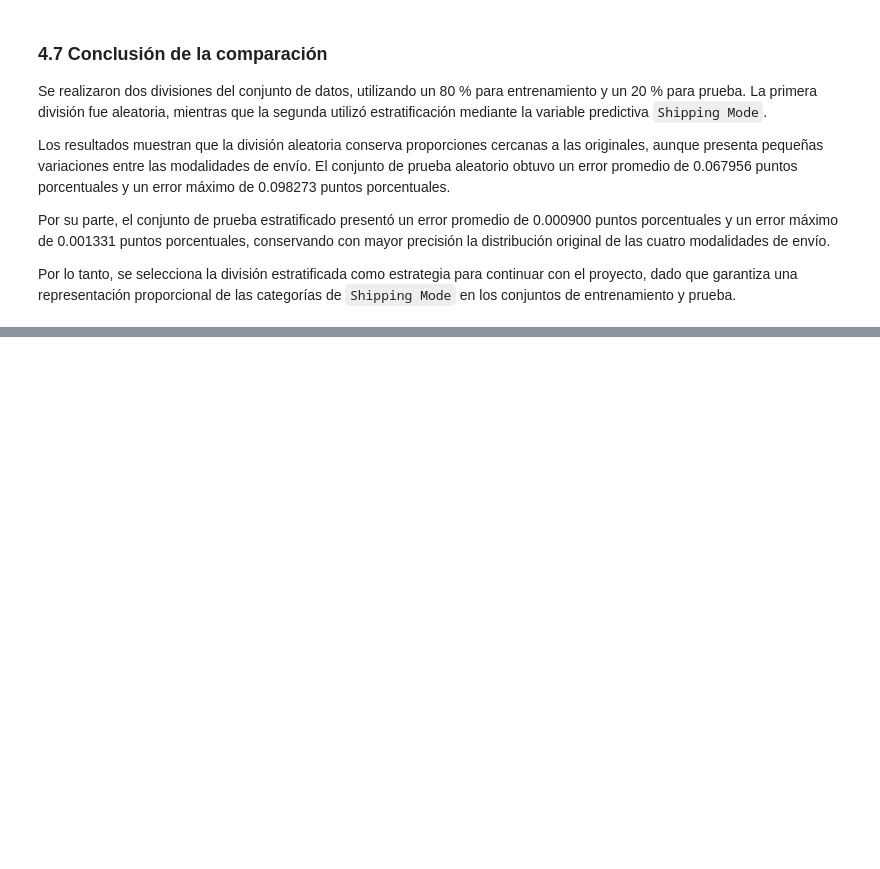
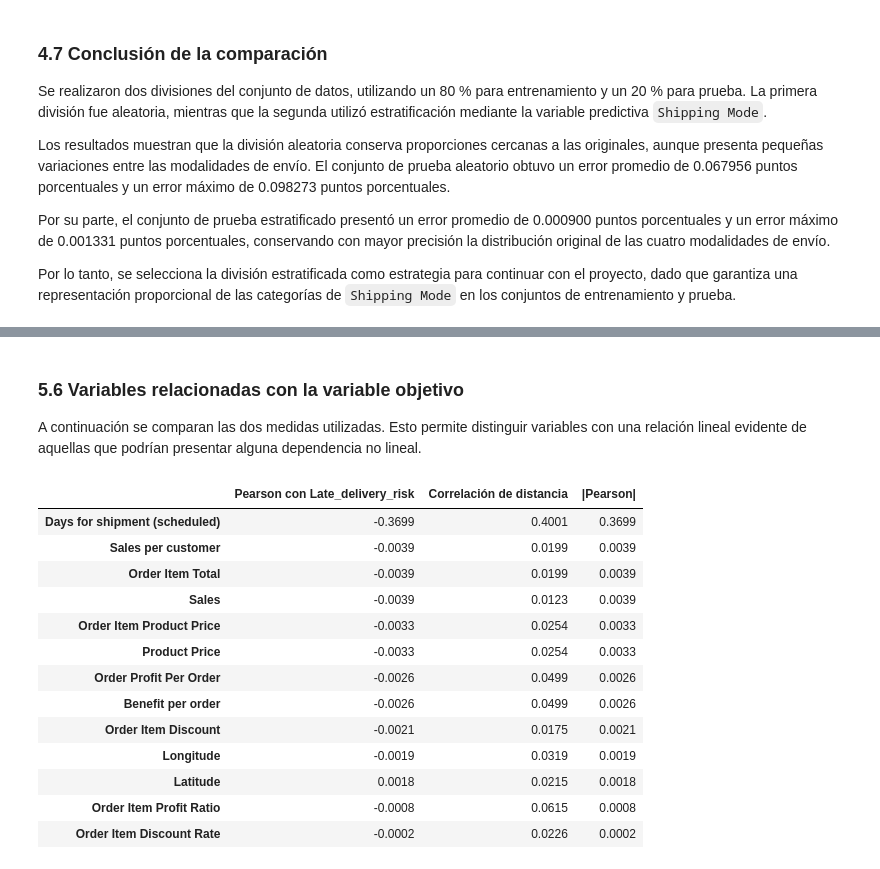
Before and after one commit to JB1302/Big-Data-G2, a Jupyter notebook: ProyectoDataCo.ipynb, the cells around one changed output, grey strips where cells are left out. Cells and saved outputs as stored; diff of their text form; code cells hidden in the pictures; blank space fills up the shorter version.

```diff
--- a/ProyectoDataCo.ipynb
+++ b/ProyectoDataCo.ipynb
@@ -781,0 +926,11 @@ Por lo tanto, se selecciona la división estratificada como estrategia para cont
+# %%
+# Correlaciones de las variables numéricas con la variable objetivo
+
+correlacion_objetivo_pearson = (
+    matriz_pearson[variable_objetivo]
+    .drop(variable_objetivo)
+    .sort_values(key=lambda serie: serie.abs(), ascending=False)
+    .to_frame("Pearson con Late_delivery_risk")
+)
+
+display(correlacion_objetivo_pearson.round(4))
@@ -781,0 +1101,37 @@ Por lo tanto, se selecciona la división estratificada como estrategia para cont
+# %% [markdown]
+### 5.6 Variables relacionadas con la variable objetivo
+A continuación se comparan las dos medidas utilizadas. Esto permite distinguir variables con una relación lineal evidente de aquellas que podrían presentar alguna dependencia no lineal.
+# %%
+resumen_relacion_objetivo = pd.concat(
+    [
+        correlacion_objetivo_pearson,
+        tabla_distancia
+    ],
+    axis=1
+)
+
+resumen_relacion_objetivo["|Pearson|"] = (
+    resumen_relacion_objetivo["Pearson con Late_delivery_risk"].abs()
+)
+
+resumen_relacion_objetivo = resumen_relacion_objetivo.sort_values(
+    ["|Pearson|", "Correlación de distancia"],
+    ascending=False
+)
+
+display(resumen_relacion_objetivo.round(4))
+# %% [output]
+|  | Pearson con Late_delivery_risk | Correlación de distancia | |Pearson| |
+| Days for shipment (scheduled) | -0.3699 | 0.4001 | 0.3699 |
+| Sales per customer | -0.0039 | 0.0199 | 0.0039 |
+| Order Item Total | -0.0039 | 0.0199 | 0.0039 |
+| Sales | -0.0039 | 0.0123 | 0.0039 |
+| Order Item Product Price | -0.0033 | 0.0254 | 0.0033 |
+| Product Price | -0.0033 | 0.0254 | 0.0033 |
+| Order Profit Per Order | -0.0026 | 0.0499 | 0.0026 |
+| Benefit per order | -0.0026 | 0.0499 | 0.0026 |
+| Order Item Discount | -0.0021 | 0.0175 | 0.0021 |
+| Longitude | -0.0019 | 0.0319 | 0.0019 |
+| Latitude | 0.0018 | 0.0215 | 0.0018 |
+| Order Item Profit Ratio | -0.0008 | 0.0615 | 0.0008 |
+| Order Item Discount Rate | -0.0002 | 0.0226 | 0.0002 |
```
Also changed, not shown: parts of 22 cells of this notebook.
